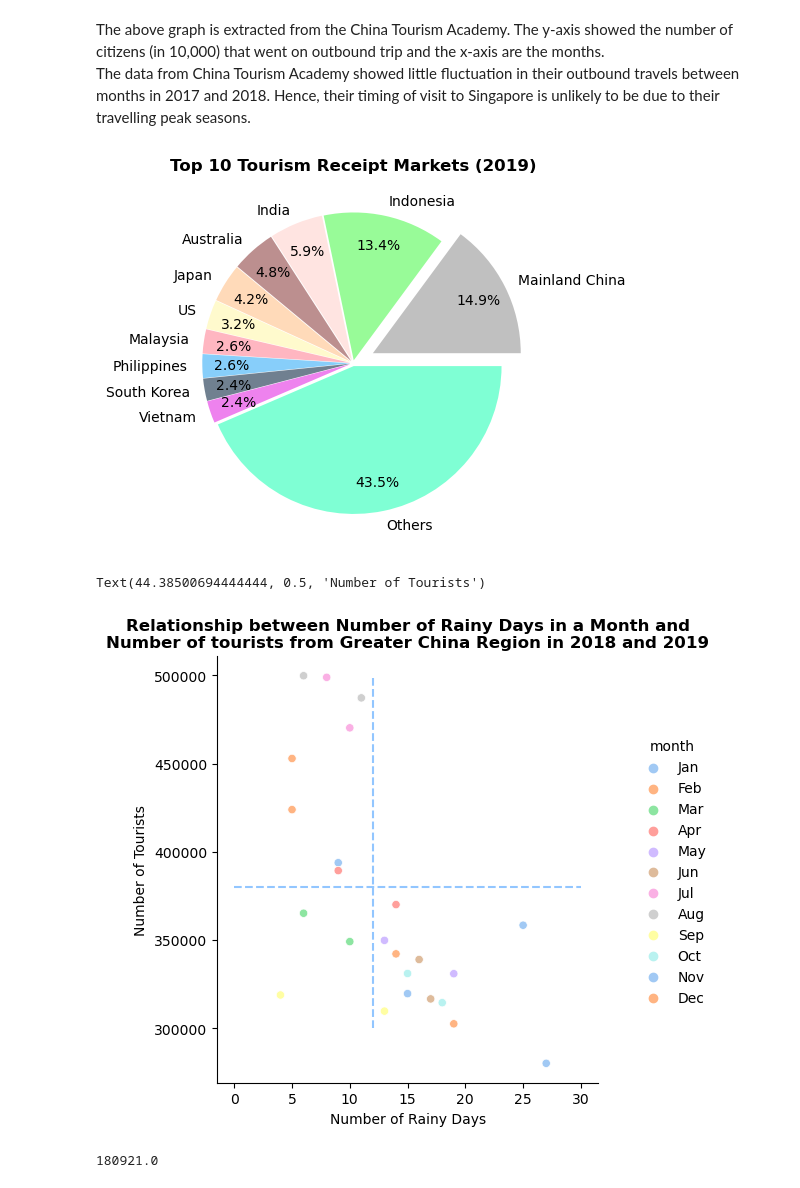
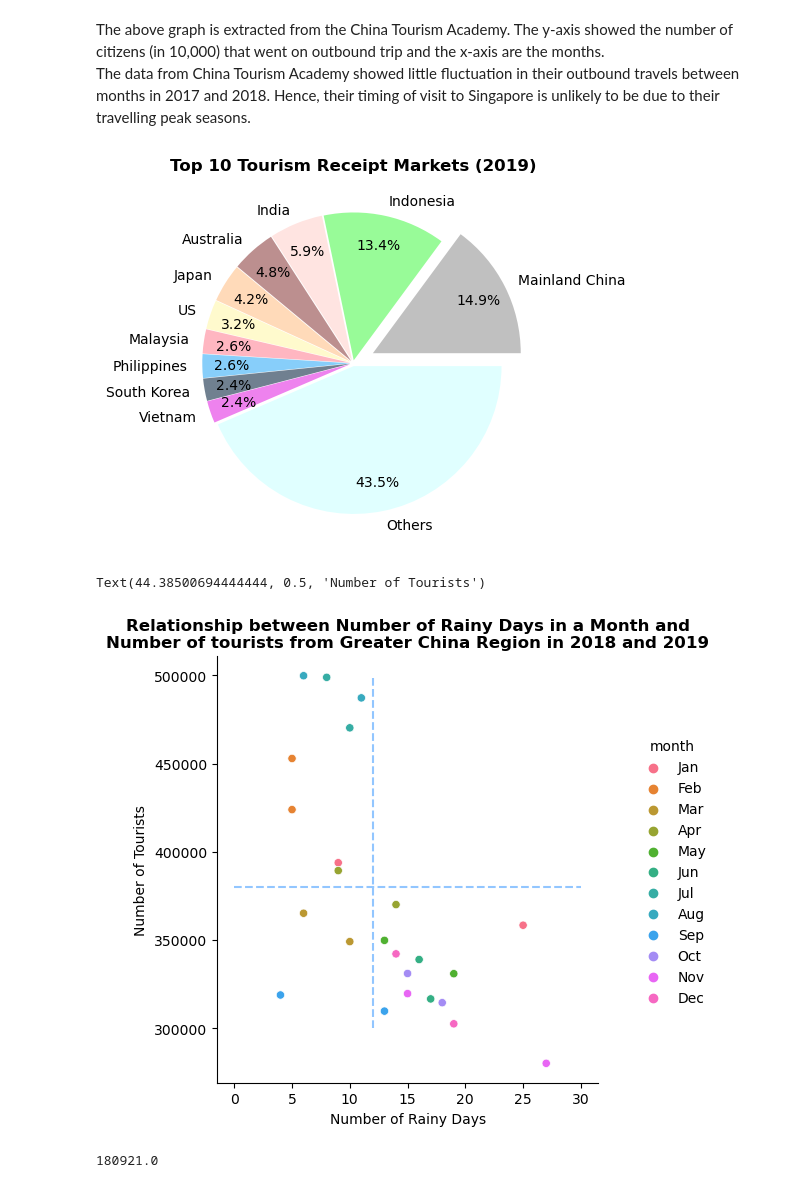
Before and after one commit to altheaxcvii/GA-Project1-Rain-Induced-Fluctuations-in-Singapore-s-Tourism-Number, a Jupyter notebook: Rain-Induced Fluctuations in Singapore's Tourism Number.ipynb, the cells around one changed output. Cells and saved outputs as stored; diff of their text form; code cells hidden in the pictures.

```diff
--- a/Rain-Induced Fluctuations in Singapore's Tourism Number.ipynb
+++ b/Rain-Induced Fluctuations in Singapore's Tourism Number.ipynb
@@ -627,14 +627,14 @@ The above 5 years correlation trend showed that:<br>
 The above graph is extracted from the China Tourism Academy. The y-axis showed the number of citizens (in 10,000) that went on outbound trip and the x-axis are the months.<br>
 The data from China Tourism Academy showed little fluctuation in their outbound travels between months in 2017 and 2018. Hence, their timing of visit to Singapore is unlikely to be due to their travelling peak seasons.
 # %%
-colors = ['silver', 'palegreen', 'mistyrose', 'rosybrown', 'peachpuff', 'lemonchiffon', 'lightpink', 'lightskyblue', 'slategrey', 'violet', 'aquamarine']
+colors = ['silver', 'palegreen', 'mistyrose', 'rosybrown', 'peachpuff', 'lemonchiffon', 'lightpink', 'lightskyblue', 'slategrey', 'violet', 'lightcyan']
 revenue.loc['2019 Tourism Receipt (in S$ millions)'].plot(kind='pie', label = '', colors=colors, autopct='%1.1f%%', pctdistance=0.8, explode=[0.15, 0.02, 0.02, 0.02,0.02, 0.02, 0.02, 0.02,0.02, 0.02, 0.02])
 plt.title('Top 10 Tourism Receipt Markets (2019)', fontweight='bold')
 plt.show()
 # %% [output]
-[figure, old version]
+[figure, new version]
 # %%
-sns.relplot(data = profile_by_region[(profile_by_region['year'] <= 2019) & (profile_by_region['year'] >= 2018)].loc[:,('Time Period', 'month', 'Greater China', 'no_of_rainy_days')], x= 'no_of_rainy_days', y= 'Greater China', hue = 'month', palette = 'pastel')
+sns.relplot(data = profile_by_region[(profile_by_region['year'] <= 2019) & (profile_by_region['year'] >= 2018)].loc[:,('Time Period', 'month', 'Greater China', 'no_of_rainy_days')], x= 'no_of_rainy_days', y= 'Greater China', hue = 'month')
 plt.hlines(380000, 0, 30, linestyles = 'dashed')
 plt.vlines(12, 300000, 500000, linestyles= 'dashed')
 plt.title('Relationship between Number of Rainy Days in a Month and\nNumber of tourists from Greater China Region in 2018 and 2019', fontweight = 'bold')
@@ -642,7 +642,7 @@ plt.xlabel('Number of Rainy Days')
 plt.ylabel('Number of Tourists')
 # %% [output]
 Text(44.38500694444444, 0.5, 'Number of Tourists')
-[figure, old version]
+[figure, new version]
 # %%
 #The difference in Greater China region tourist number in the peak month and off-peak month
 five_years_tourists[five_years_tourists['year']==2019]['Greater China'].max() - five_years_tourists[five_years_tourists['year']==2019]['Greater China'].min()
```
Also changed, not shown: parts of 1 cell of this notebook, 1 other file.
